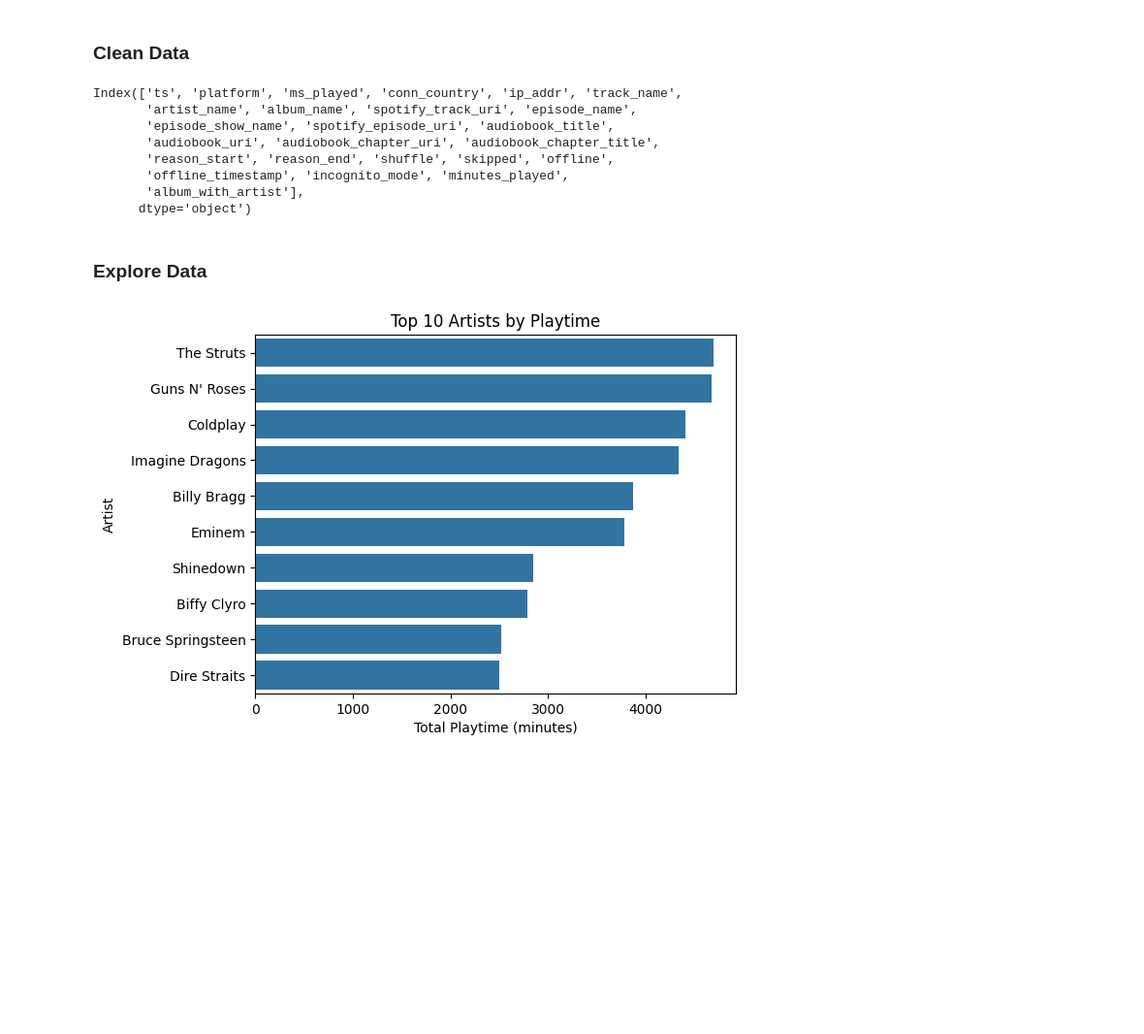
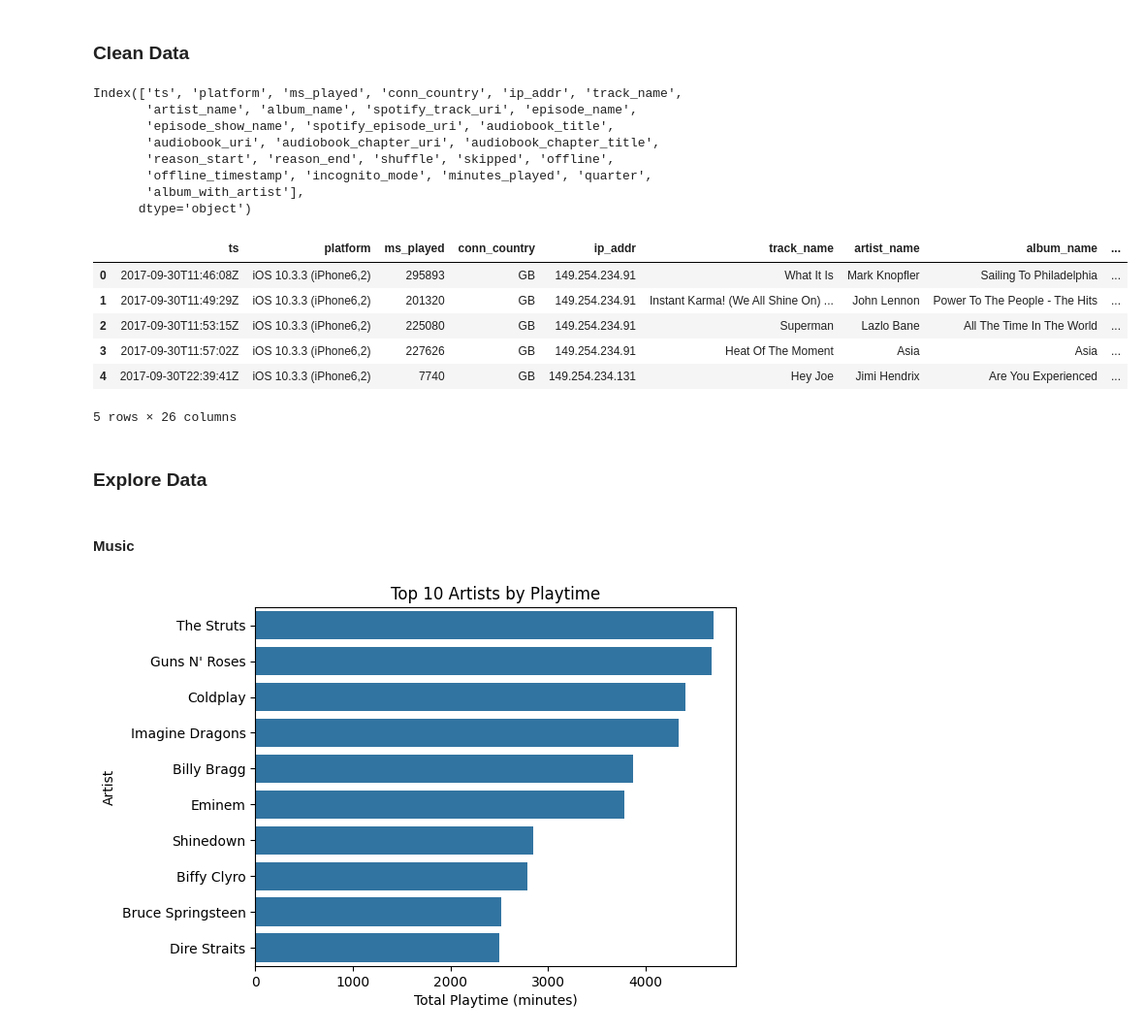
Before and after one commit to RyanYng/2Music, a Jupyter notebook: PersonalMusic/explore.ipynb, the cells around one changed output. Shown at 97% size. Cells and saved outputs as stored; diff of their text form; code cells hidden in the pictures; blank space fills up the shorter version.

Commit message:
begin quarterly analysis, am I moody in the winter?

```diff
--- a/PersonalMusic/explore.ipynb
+++ b/PersonalMusic/explore.ipynb
@@ -27,6 +27,7 @@ df = df.rename(
 
 df['minutes_played'] = df['ms_played']/60000
 
+df['quarter'] = pd.PeriodIndex(df.ts, freq='Q')
 df['album_with_artist'] = df['album_name'] + ' | ' + df['artist_name']
 # %%
 df.columns
@@ -36,13 +37,25 @@ Index(['ts', 'platform', 'ms_played', 'conn_country', 'ip_addr', 'track_name',
        'episode_show_name', 'spotify_episode_uri', 'audiobook_title',
        'audiobook_uri', 'audiobook_chapter_uri', 'audiobook_chapter_title',
        'reason_start', 'reason_end', 'shuffle', 'skipped', 'offline',
-       'offline_timestamp', 'incognito_mode', 'minutes_played',
+       'offline_timestamp', 'incognito_mode', 'minutes_played', 'quarter',
        'album_with_artist'],
       dtype='object')
 # %%
 df.to_csv('../PersonalMusic/data/compiled_data.csv', index=False)
+# %%
+df.head()
+# %% [output]
+|  | ts | platform | ms_played | conn_country | ip_addr | track_name | artist_name | album_name | ... |
+| 0 | 2017-09-30T11:46:08Z | iOS 10.3.3 (iPhone6,2) | 295893 | GB | 149.254.234.91 | What It Is | Mark Knopfler | Sailing To Philadelphia | ... |
+| 1 | 2017-09-30T11:49:29Z | iOS 10.3.3 (iPhone6,2) | 201320 | GB | 149.254.234.91 | Instant Karma! (We All Shine On) ... | John Lennon | Power To The People - The Hits | ... |
+| 2 | 2017-09-30T11:53:15Z | iOS 10.3.3 (iPhone6,2) | 225080 | GB | 149.254.234.91 | Superman | Lazlo Bane | All The Time In The World | ... |
+| 3 | 2017-09-30T11:57:02Z | iOS 10.3.3 (iPhone6,2) | 227626 | GB | 149.254.234.91 | Heat Of The Moment | Asia | Asia | ... |
+| 4 | 2017-09-30T22:39:41Z | iOS 10.3.3 (iPhone6,2) | 7740 | GB | 149.254.234.131 | Hey Joe | Jimi Hendrix | Are You Experienced | ... |
+5 rows × 26 columns
 # %% [markdown]
 ### Explore Data
+# %% [markdown]
+#### Music
 # %%
 artist_playtime = df.groupby('artist_name')['minutes_played'].sum().reset_index()
 artist_playtime = artist_playtime.sort_values(by='minutes_played', ascending=False)
```
Also changed, not shown: parts of 1 cell of this notebook, 1 other file.
